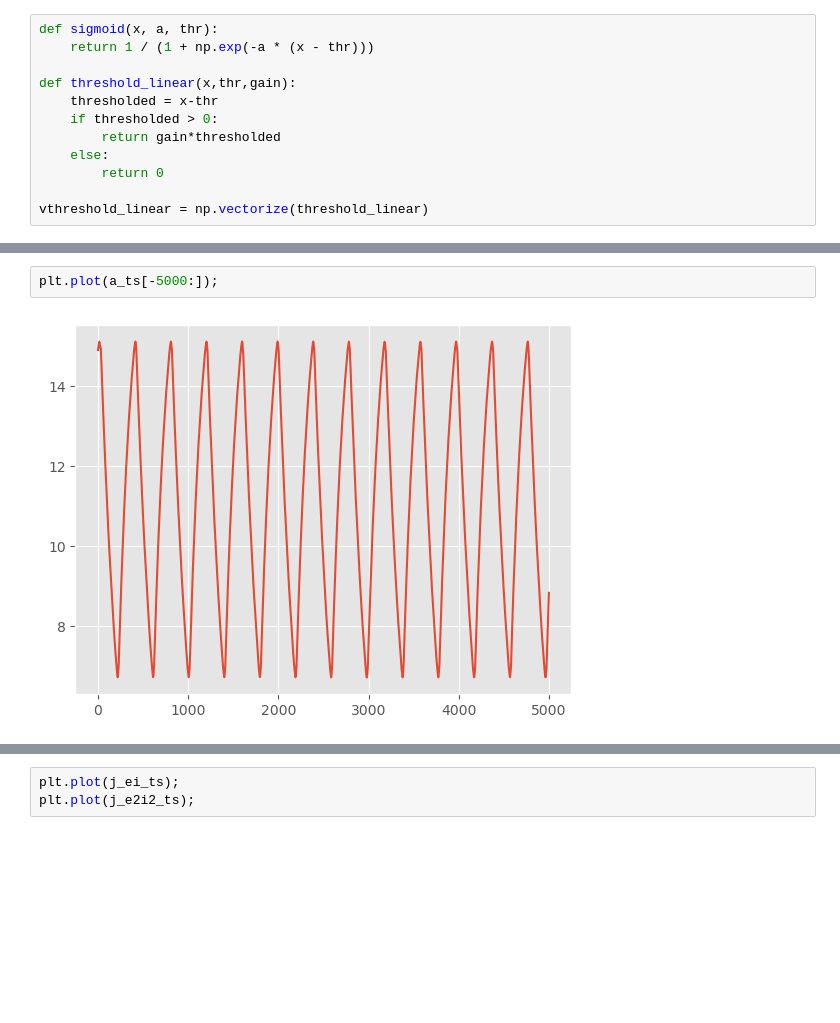
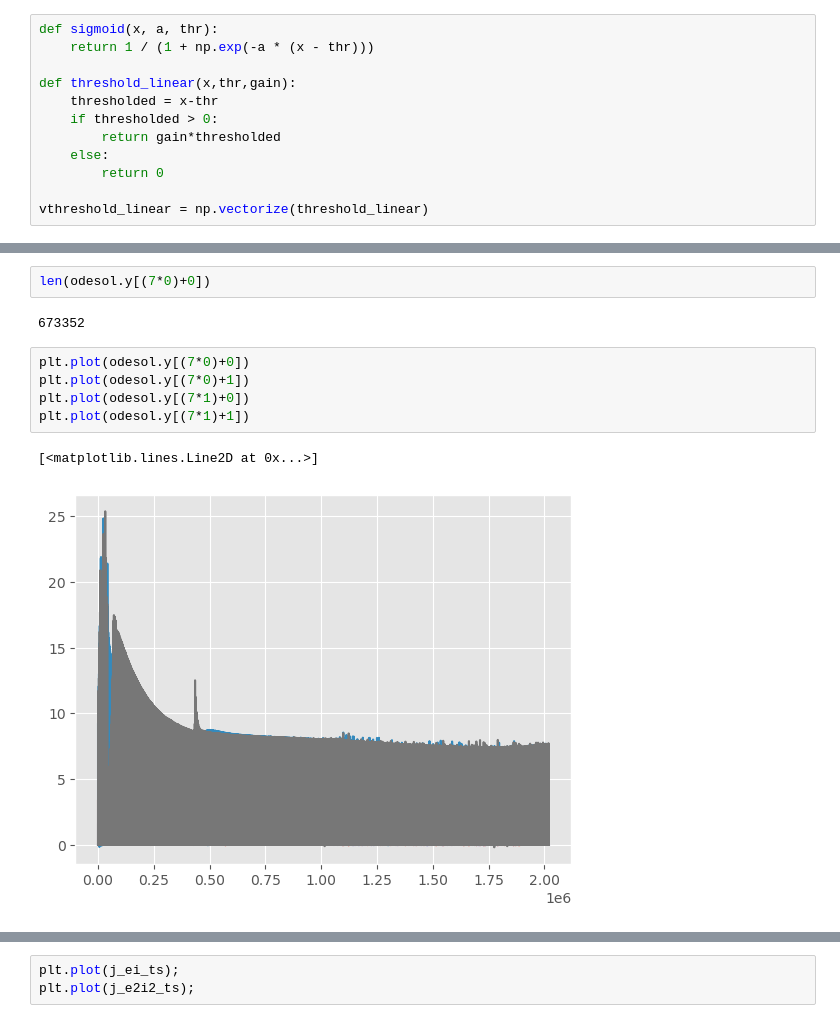
Before and after one commit to Saighi/SelfHealingNetwork, a Jupyter notebook: bistability WAC N WAT multiple inhib plas treshold copy.ipynb, the cells around one changed output, grey strips where cells are left out. Saved outputs shown, nothing was run; the diff lists cells and outputs as text; blank space fills up the shorter version.

```diff
--- a/bistability WAC N WAT multiple inhib plas treshold copy.ipynb
+++ b/bistability WAC N WAT multiple inhib plas treshold copy.ipynb
@@ -208,4 +192,12 @@ plt.plot(inh2_ts[:150000])
-# %%
-plt.plot(a_ts[-5000:]);
-# %% [output]
-[figure, removed]
+# %%
+len(odesol.y[(7*0)+0])
+# %% [output]
+673352
+# %%
+plt.plot(odesol.y[(7*0)+0])
+plt.plot(odesol.y[(7*0)+1])
+plt.plot(odesol.y[(7*1)+0])
+plt.plot(odesol.y[(7*1)+1])
+# %% [output]
+[<matplotlib.lines.Line2D at 0x...>]
+[figure, added]
```
Also changed, not shown: parts of 15 cells of this notebook.
